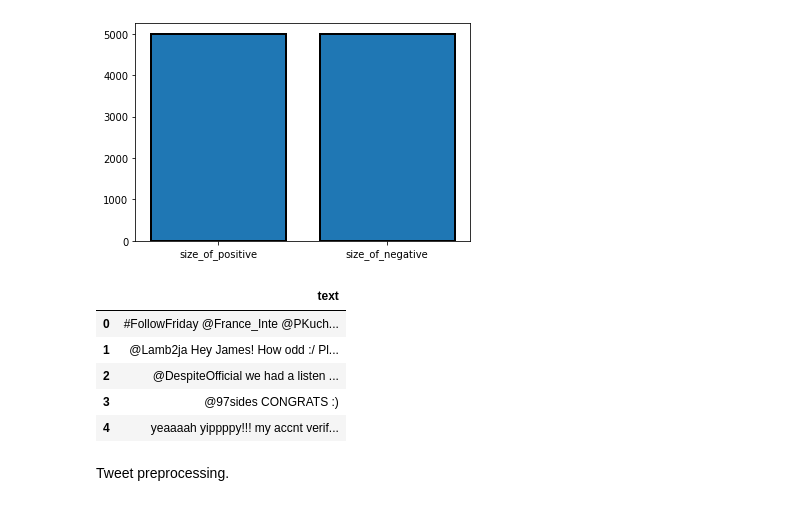
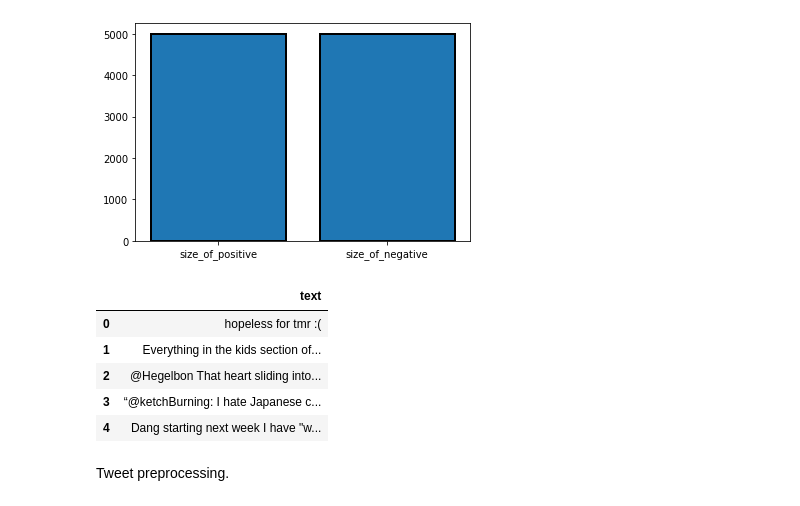
Before and after one commit to pro0255/NLP, a Jupyter notebook: jupyters/Week 1/LogisticRegression/TweetSentiment.ipynb, the cells around one changed output. Cells and saved outputs as stored; diff of their text form; code cells hidden in the pictures.

```diff
--- a/jupyters/Week 1/LogisticRegression/TweetSentiment.ipynb
+++ b/jupyters/Week 1/LogisticRegression/TweetSentiment.ipynb
@@ -73,16 +77,16 @@ plt.xticks(values, ['size_of_positive', 'size_of_negative'])
 # %%
 positive = positive_tweets[['text']].copy()
 negative = negative_tweets[['text']].copy()
 
-
 positive.head()
+negative.head()
 # %% [output]
 |  | text |
-| 0 | #FollowFriday @France_Inte @PKuch... |
-| 1 | @Lamb2ja Hey James! How odd :/ Pl... |
-| 2 | @DespiteOfficial we had a listen ... |
-| 3 | @97sides CONGRATS :) |
-| 4 | yeaaaah yippppy!!! my accnt verif... |
+| 0 | hopeless for tmr :( |
+| 1 | Everything in the kids section of... |
+| 2 | @Hegelbon That heart sliding into... |
+| 3 | “@ketchBurning: I hate Japanese c... |
+| 4 | Dang starting next week I have "w... |
 # %%
 positive.loc[:, 'sentiment'] = 1
 negative.loc[:, 'sentiment'] = 0
```
Also changed, not shown: parts of 31 cells of this notebook.
